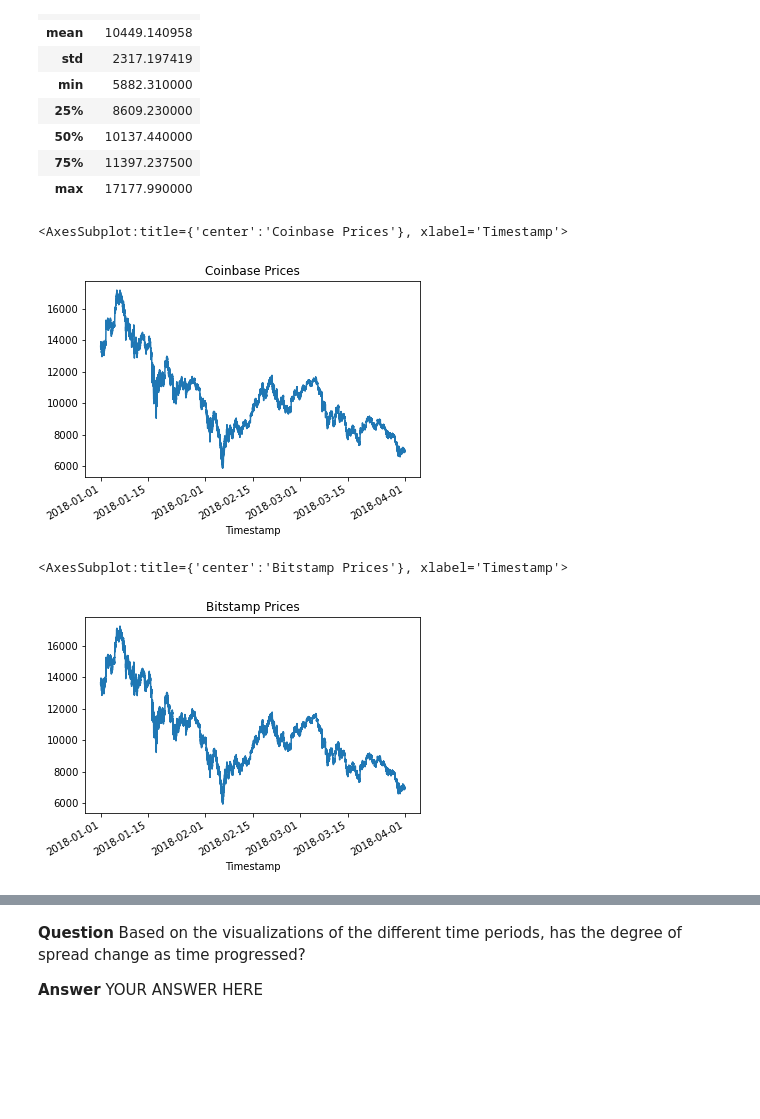
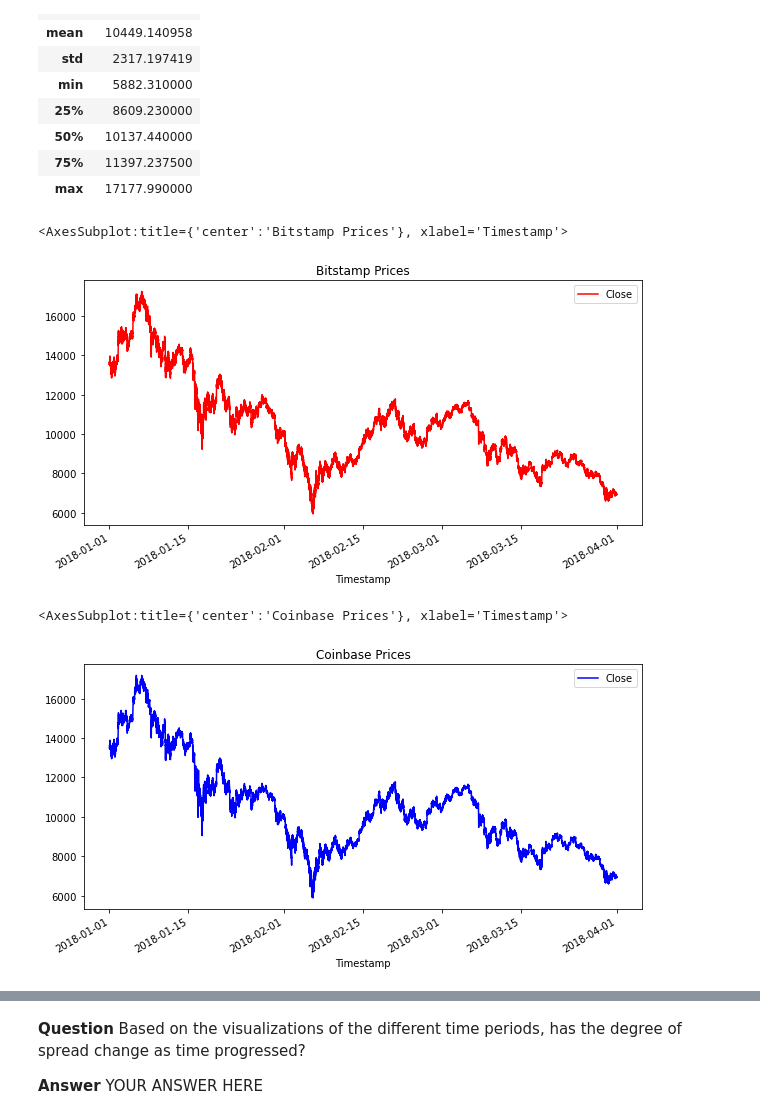
Before and after one commit to gitgenesis/Mod3_Challenge, a Jupyter notebook: crypto_arbitrage.ipynb, the cells around one changed output, grey strips where cells are left out. Saved outputs shown, nothing was run; the diff lists cells and outputs as text; code cells hidden in the pictures; blank space fills up the shorter version.

```diff
--- a/crypto_arbitrage.ipynb
+++ b/crypto_arbitrage.ipynb
@@ -242,10 +339,12 @@ Select the data you want to analyze. Use `loc` or `iloc` to select the following
 * Close
 # %%
 # Use loc or iloc to select `Timestamp (the index)` and `Close` from bitstamp DataFrame
-bitstamp_sliced = # YOUR CODE HERE
+bitstamp_sliced = bitstamp.loc[:, "Close"]
+bitstamp_sliced_df = pd.DataFrame(bitstamp_sliced)
 
 # Review the first five rows of the DataFrame
 # YOUR CODE HERE
+bitstamp_sliced_df.head()
 # %% [output]
 |  | Close |
 | Timestamp |  |
@@ -309,14 +413,16 @@ Sort through the time series data associated with the bitstamp and coinbase Data
 # %%
 # Create a line plot for the bitstamp DataFrame for the full length of time in the dataset
 # Be sure that the figure size, title, and color are tailored to each visualization
 # YOUR CODE HERE
+bitstamp_sliced_df.plot(figsize = (10, 5), title= "Bitstamp Prices", color= "red")
 # %% [output]
-<AxesSubplot:title={'center':'Coinbase Prices'}, xlabel='Timestamp'>
+<AxesSubplot:title={'center':'Bitstamp Prices'}, xlabel='Timestamp'>
-[figure, old version]
+[figure, new version]
 # %%
 # Create a line plot for the coinbase DataFrame for the full length of time in the dataset
 # Be sure that the figure size, title, and color are tailored to each visualization
 # YOUR CODE HERE
+coinbase_sliced_df.plot(figsize = (10, 5), title= "Coinbase Prices", color= "blue")
 # %% [output]
-<AxesSubplot:title={'center':'Bitstamp Prices'}, xlabel='Timestamp'>
+<AxesSubplot:title={'center':'Coinbase Prices'}, xlabel='Timestamp'>
-[figure, old version]
+[figure, new version]
```
Also changed, not shown: parts of 53 cells of this notebook.
